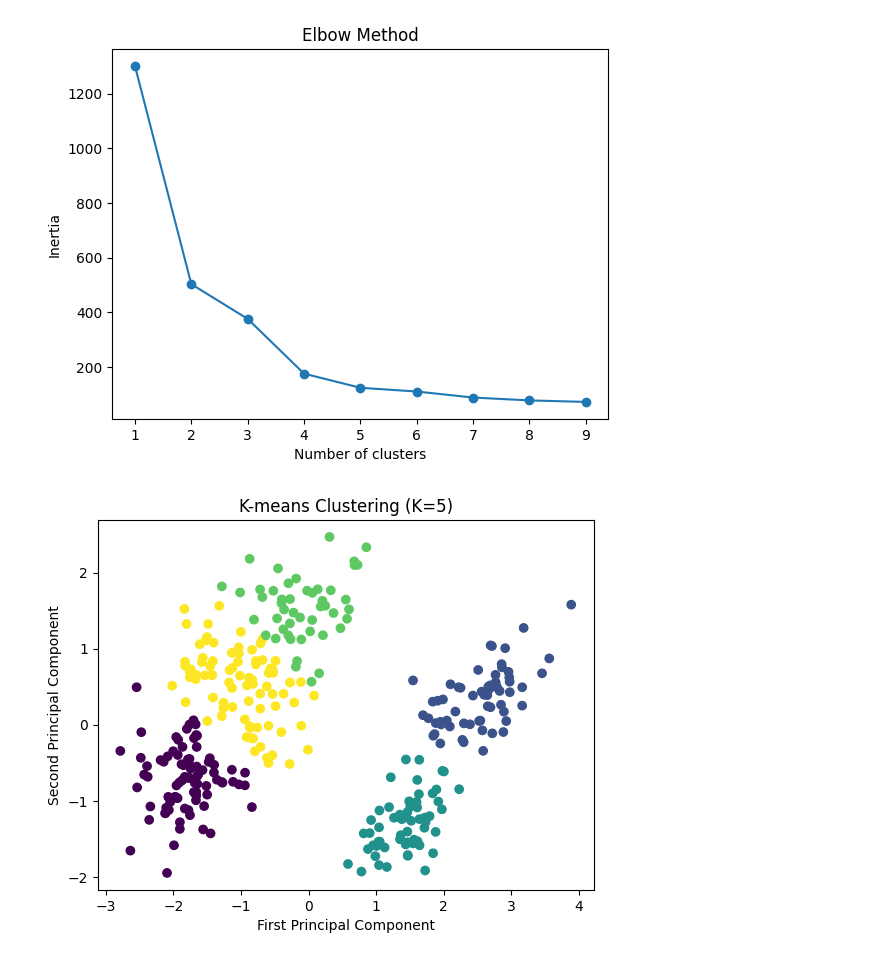
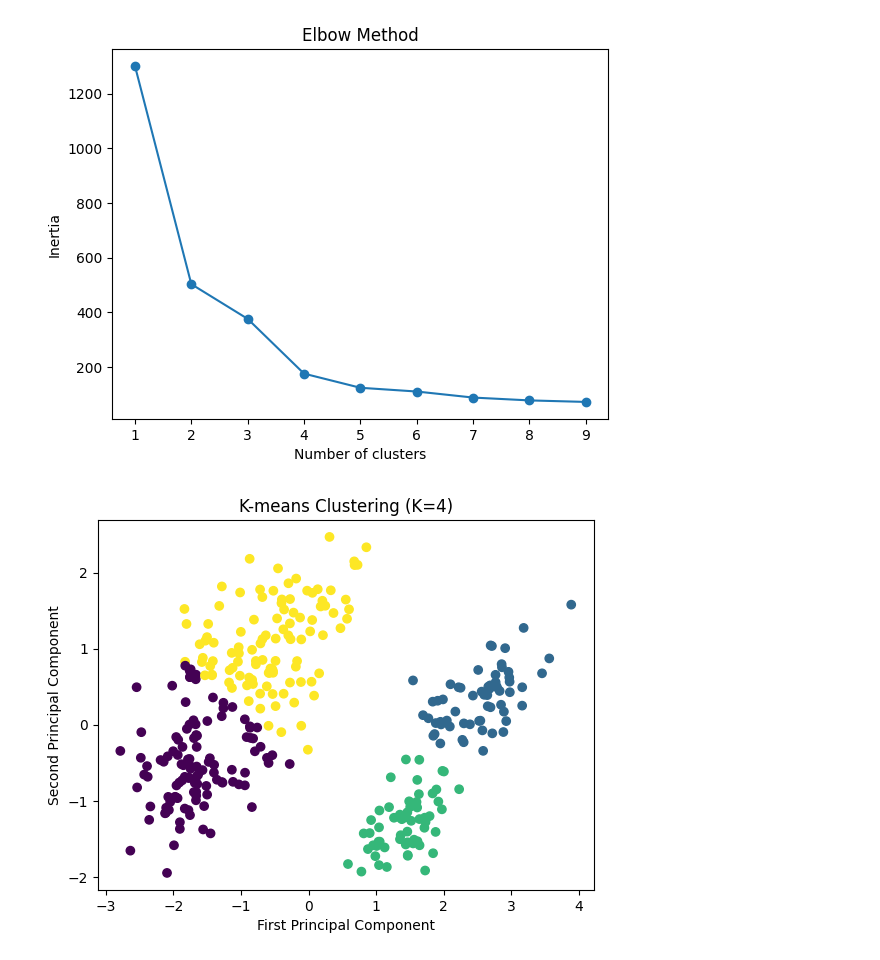
Before and after one commit to MetronWard/hands_on_ml, a Jupyter notebook: Penguin_Clustering.ipynb, the cells around one changed output. Drawn from its saved outputs; the diff is of its cells as text; code cells hidden in the pictures.

```diff
--- a/Penguin_Clustering.ipynb
+++ b/Penguin_Clustering.ipynb
@@ -124,11 +124,11 @@ plt.show()
 # %% [output]
 [figure]
 # %%
-kmeans = KMeans(n_clusters=5, random_state=42, n_init="auto").fit(data_prepared)
+kmeans = KMeans(n_clusters=4, random_state=42, n_init="auto").fit(data_prepared)
 plt.scatter(data_prepared[:, 0], data_prepared[:, 1], c=kmeans.labels_, cmap="viridis")
 plt.xlabel("First Principal Component")
 plt.ylabel("Second Principal Component")
-plt.title(f"K-means Clustering (K={5})")
+plt.title(f"K-means Clustering (K={4})")
 plt.show()
 # %% [output]
-[figure, old version]
+[figure, new version]
```
